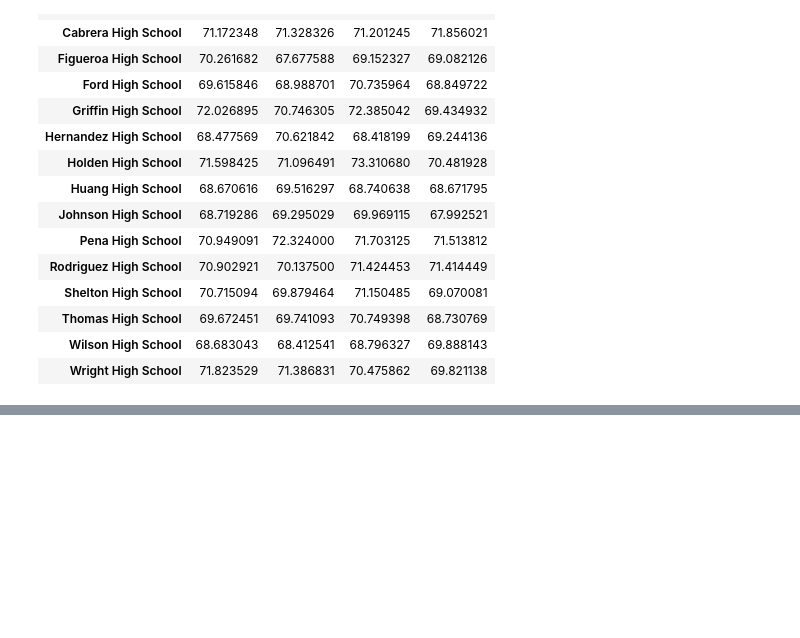
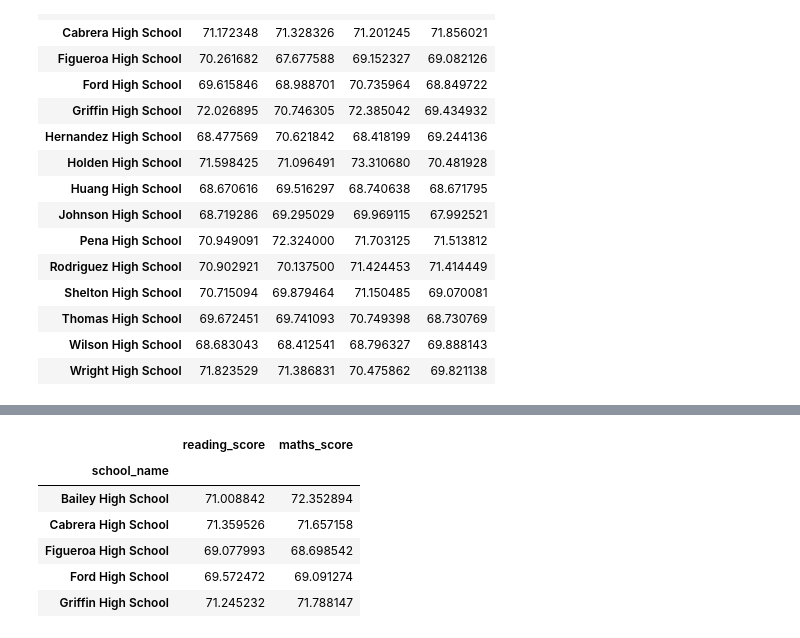
Before and after one commit to shanCH3n/pandas-challenge, a Jupyter notebook: PyCitySchools_MAIN.ipynb, the cells around one changed output, grey strips where cells are left out. Drawn from its saved outputs; the diff is of its cells as text; code cells hidden in the pictures; blank space fills up the shorter version.

```diff
--- a/PyCitySchools_MAIN.ipynb
+++ b/PyCitySchools_MAIN.ipynb
@@ -809,0 +807,10 @@ spending_labels = ["<$585","$585-630","$630-645","$645-680"]
+# %%
+ave_subjectscores_by_school.head()
+# %% [output]
+|  | reading_score | maths_score |
+| school_name |  |  |
+| Bailey High School | 71.008842 | 72.352894 |
+| Cabrera High School | 71.359526 | 71.657158 |
+| Figueroa High School | 69.077993 | 68.698542 |
+| Ford High School | 69.572472 | 69.091274 |
+| Griffin High School | 71.245232 | 71.788147 |
```
Also changed, not shown: parts of 16 cells of this notebook.
